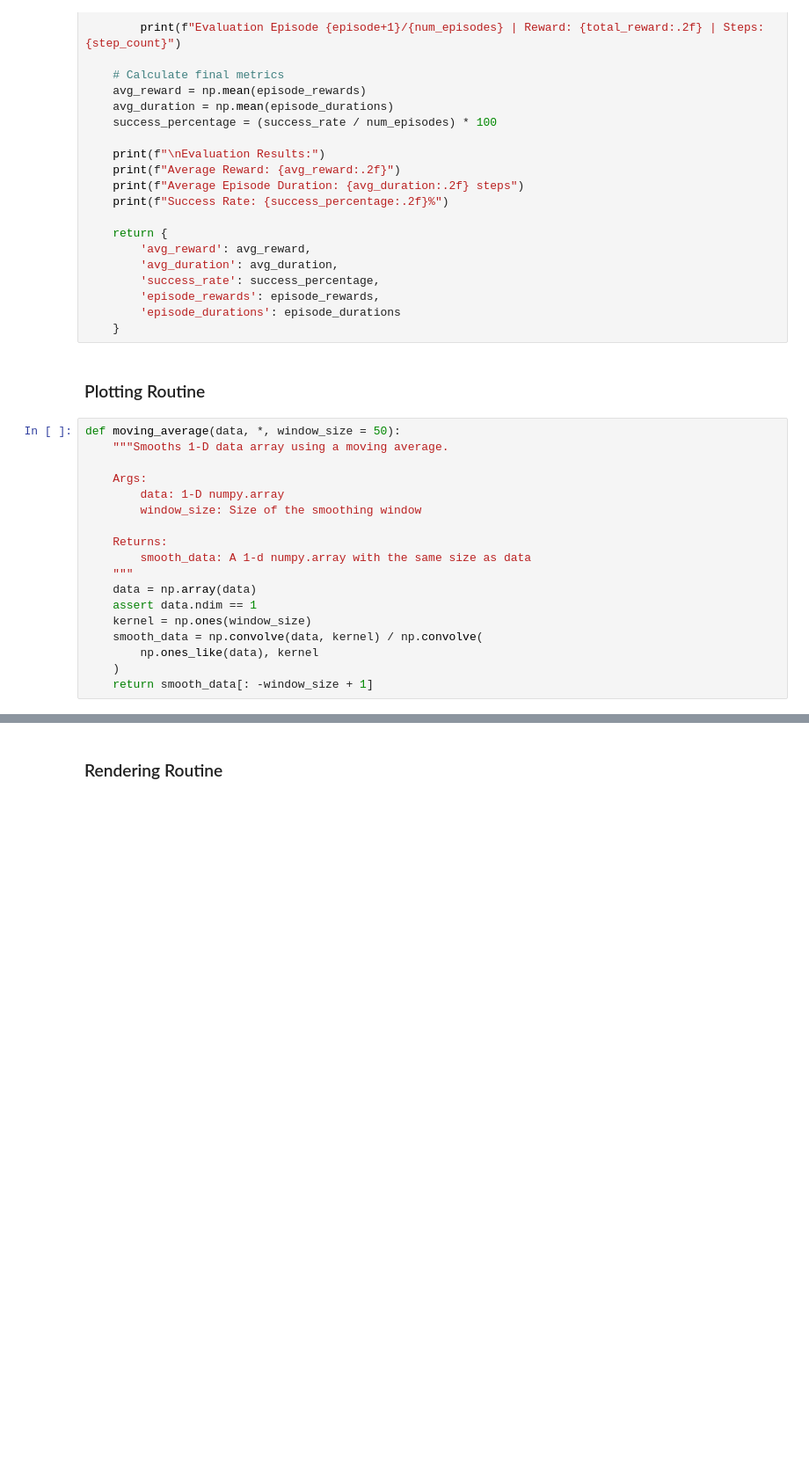
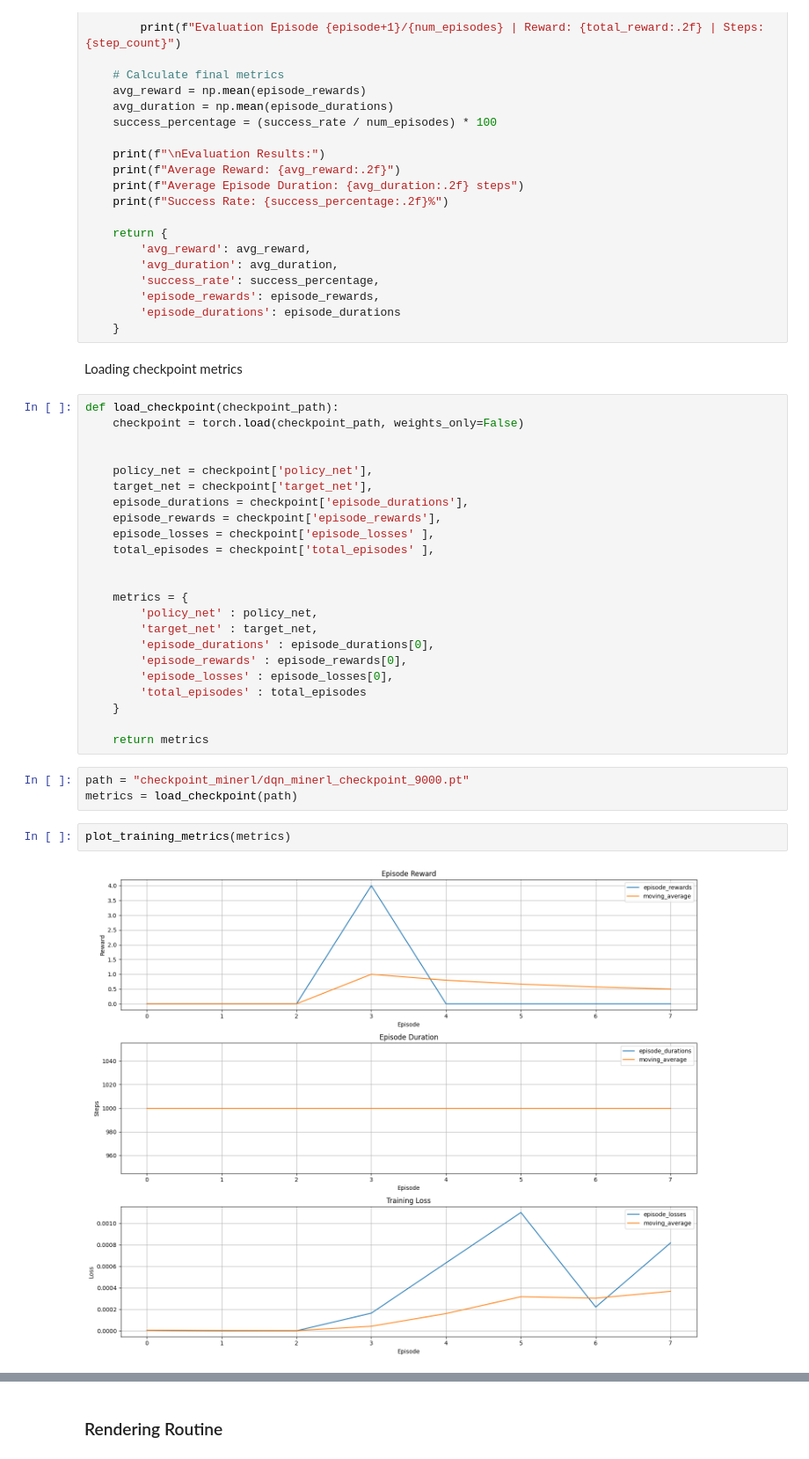
Before and after one commit to Pateltirths1012/Efficient-item-collection-in-minecraft, a Jupyter notebook: DQN_MineRL_Diamond.ipynb, the cells around one changed output, grey strips where cells are left out. Shown at 88% size. Saved outputs shown, nothing was run; the diff lists cells and outputs as text; blank space fills up the shorter version.

```diff
--- a/DQN_MineRL_Diamond.ipynb
+++ b/DQN_MineRL_Diamond.ipynb
@@ -531,23 +735,35 @@ def evaluate_model(model, env_name, num_episodes=10, render=False, angle=10):
         'episode_rewards': episode_rewards,
         'episode_durations': episode_durations
     }
-# %% [markdown]
-### Plotting Routine
-# %%
-def moving_average(data, *, window_size = 50):
-    """Smooths 1-D data array using a moving average.
-
-    Args:
-        data: 1-D numpy.array
-        window_size: Size of the smoothing window
-
-    Returns:
-        smooth_data: A 1-d numpy.array with the same size as data
-    """
-    data = np.array(data)
-    assert data.ndim == 1
-    kernel = np.ones(window_size)
-    smooth_data = np.convolve(data, kernel) / np.convolve(
-        np.ones_like(data), kernel
-    )
-    return smooth_data[: -window_size + 1]
+# %% [markdown]
+Loading checkpoint metrics
+# %%
+def load_checkpoint(checkpoint_path):
+    checkpoint = torch.load(checkpoint_path, weights_only=False)
+
+
+    policy_net = checkpoint['policy_net'],
+    target_net = checkpoint['target_net'],
+    episode_durations = checkpoint['episode_durations'],
+    episode_rewards = checkpoint['episode_rewards'],
+    episode_losses = checkpoint['episode_losses' ],
+    total_episodes = checkpoint['total_episodes' ],
+
+
+    metrics = {
+        'policy_net' : policy_net,
+        'target_net' : target_net,
+        'episode_durations' : episode_durations[0],
+        'episode_rewards' : episode_rewards[0],
+        'episode_losses' : episode_losses[0],
+        'total_episodes' : total_episodes
+    }
+
+    return metrics
+# %%
+path = "checkpoint_minerl/dqn_minerl_checkpoint_9000.pt"
+metrics = load_checkpoint(path)
+# %%
+plot_training_metrics(metrics)
+# %% [output]
+[figure, added]
```
Also changed, not shown: parts of 22 cells of this notebook, 26 other files.
